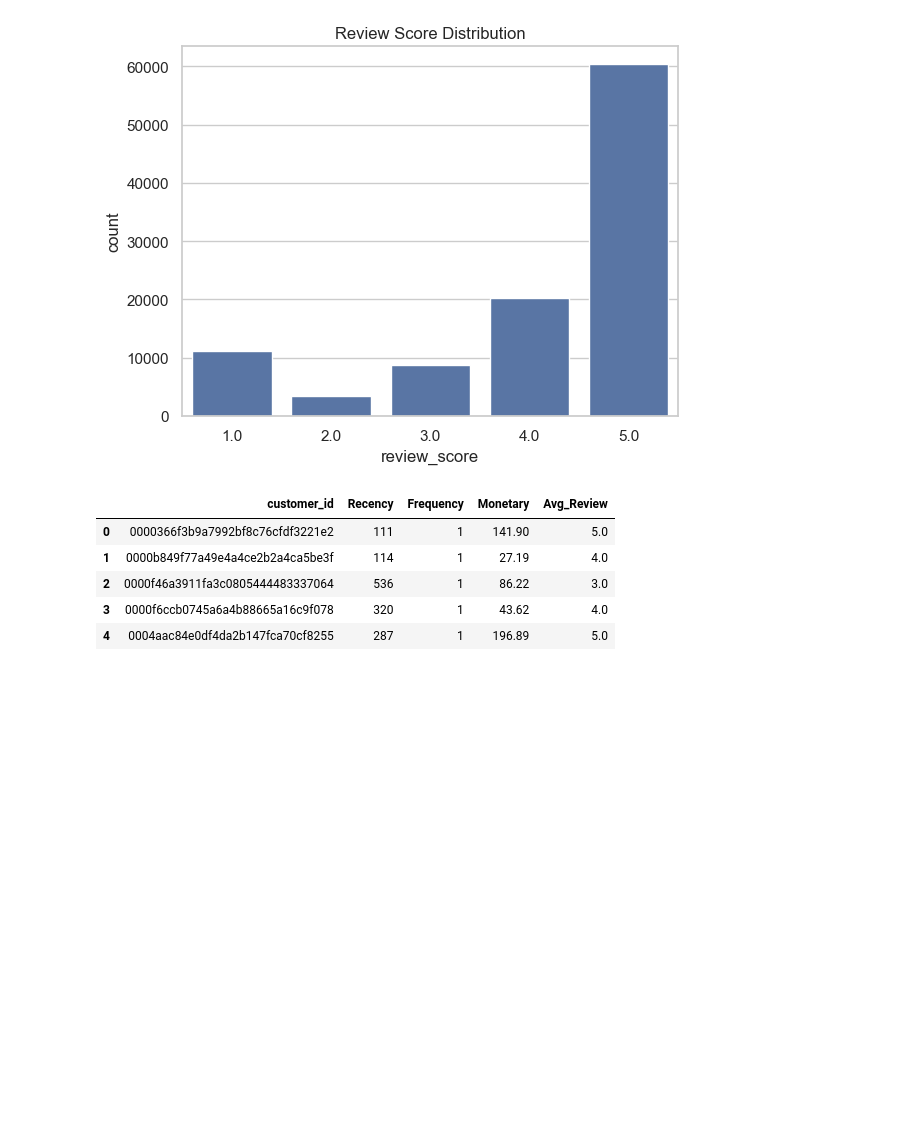
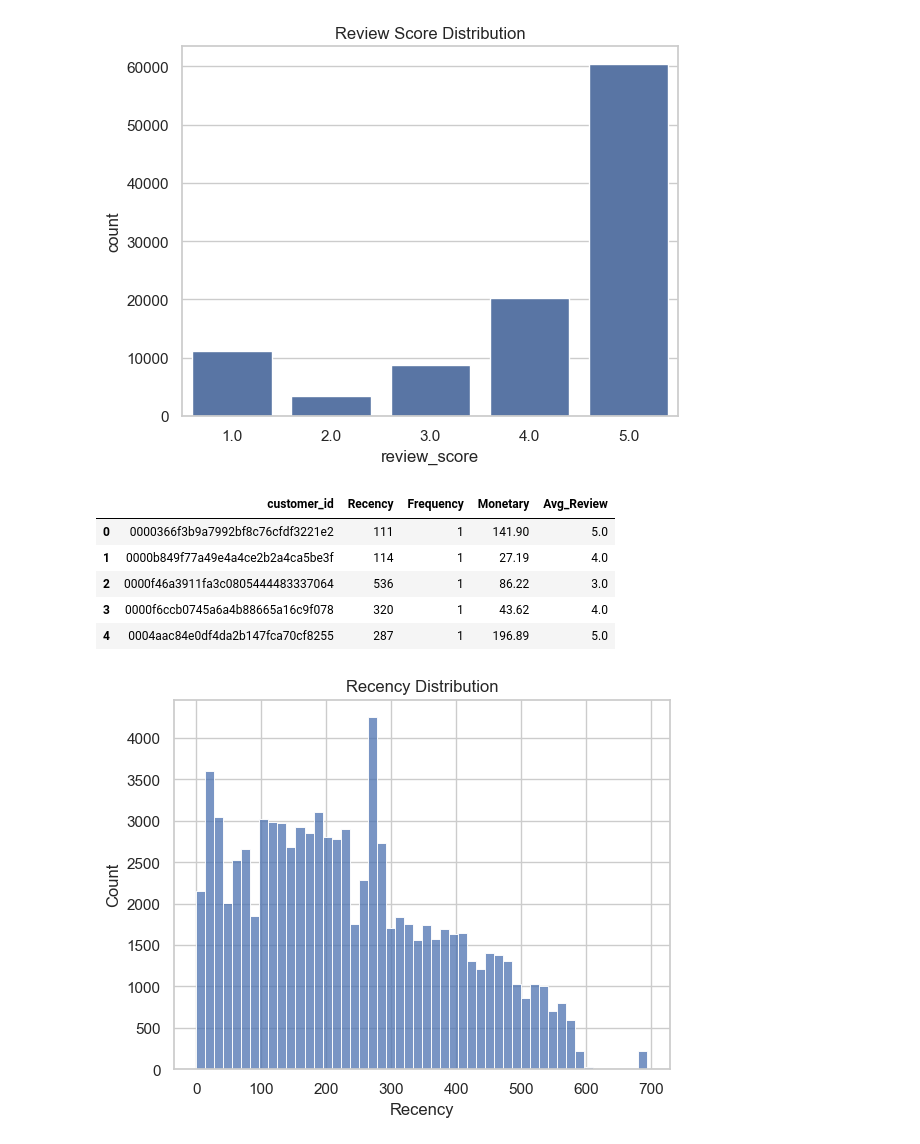
Before and after one commit to sahu5jay/Customer_Segmentation, a Jupyter notebook: notebook/eda.ipynb, the cells around one changed output. Saved outputs shown, nothing was run; the diff lists cells and outputs as text; code cells hidden in the pictures; blank space fills up the shorter version.

Commit message:
Performed EDA on cleaning the dataset to analysize the columns with graph

```diff
--- a/notebook/eda.ipynb
+++ b/notebook/eda.ipynb
@@ -120,3 +120,10 @@ customer_df.head()
 | 2 | 0000f46a3911fa3c0805444483337064 | 536 | 1 | 86.22 | 3.0 |
 | 3 | 0000f6ccb0745a6a4b88665a16c9f078 | 320 | 1 | 43.62 | 4.0 |
 | 4 | 0004aac84e0df4da2b147fca70cf8255 | 287 | 1 | 196.89 | 5.0 |
+# %%
+# RFM EDA
+sns.histplot(customer_df['Recency'], bins=50)
+plt.title("Recency Distribution")
+plt.show()
+# %% [output]
+[figure, added]
```
Also changed, not shown: parts of 4 cells of this notebook.
